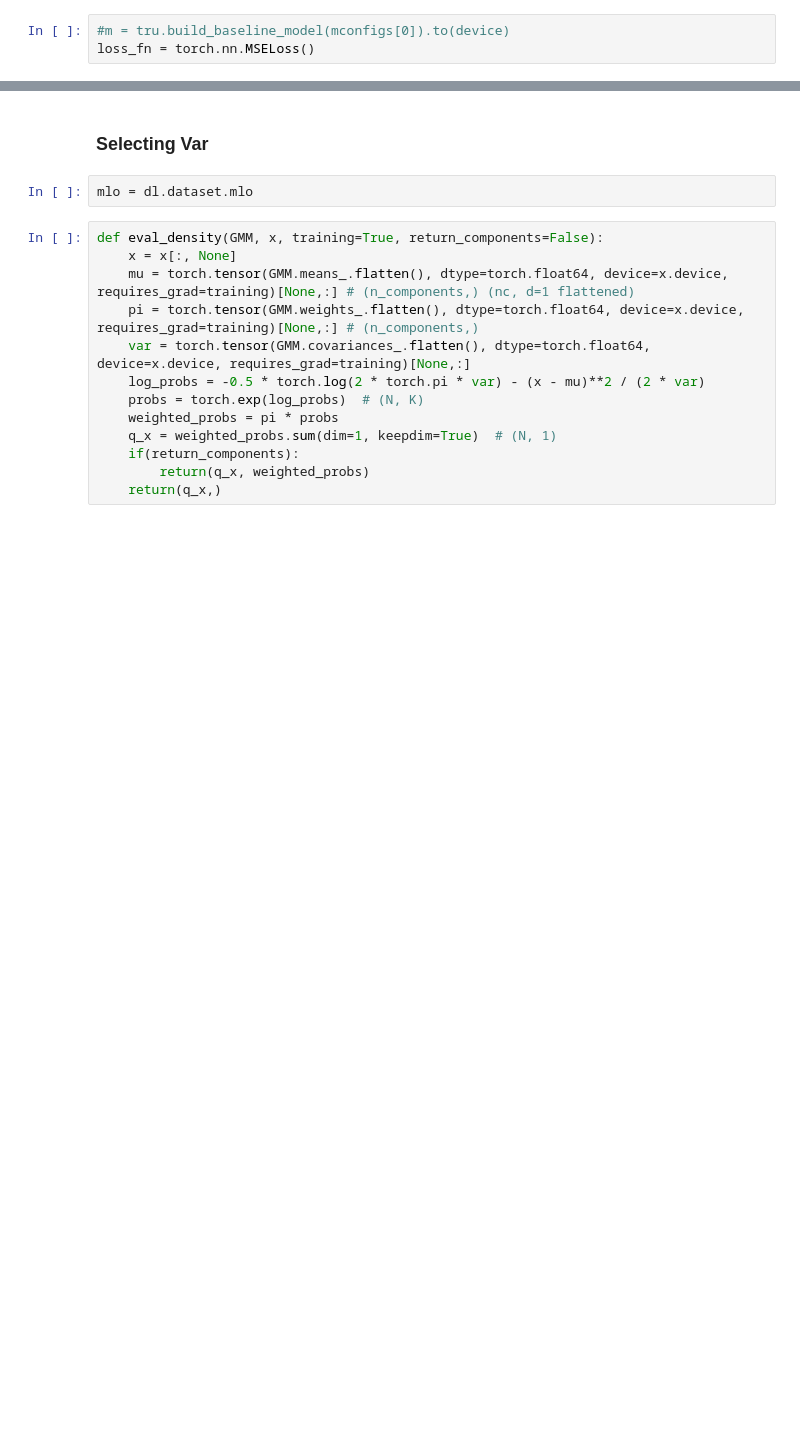
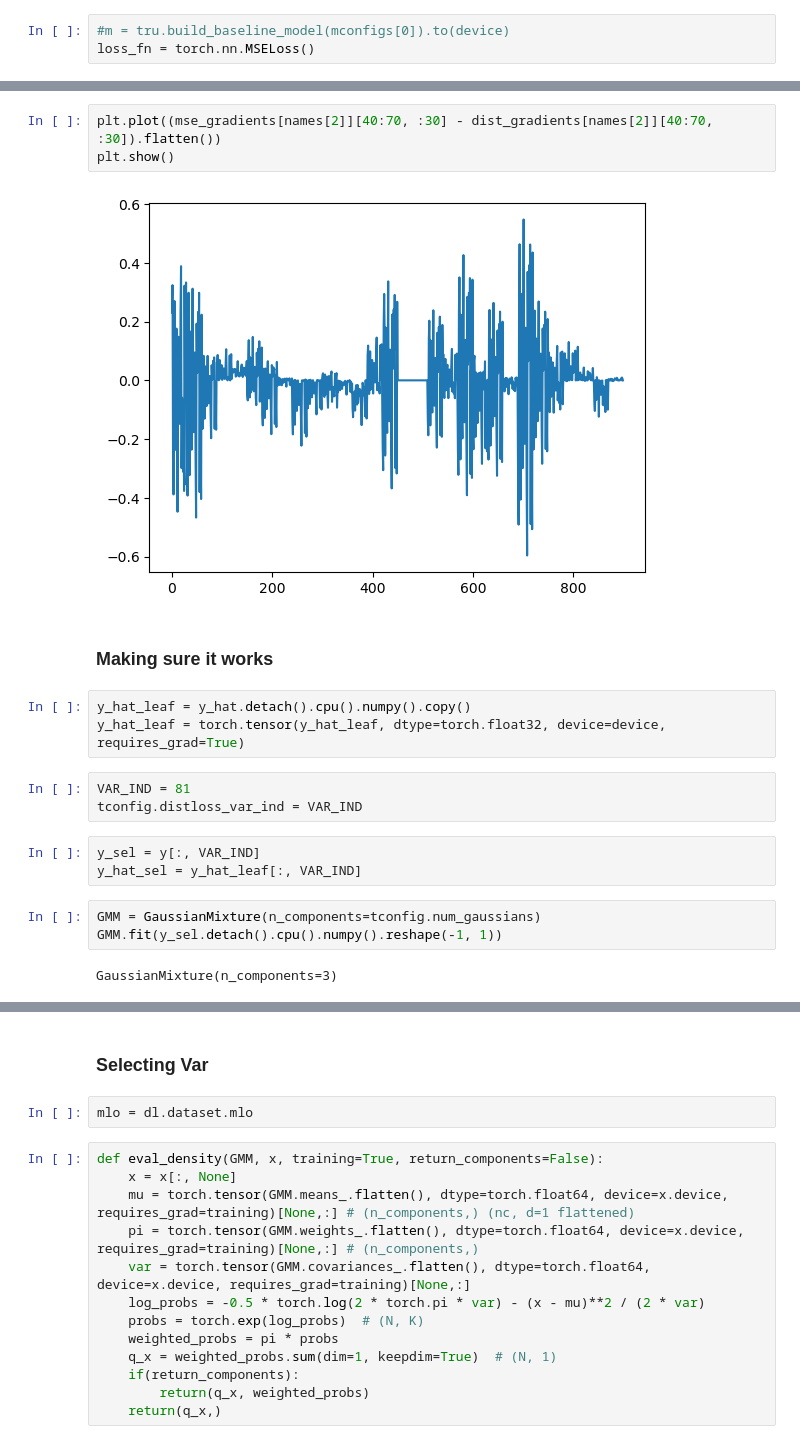
Before and after one commit to SammyAgrawal/diffusion-climsim, a Jupyter notebook: Notebooks/DiffTraining.ipynb, the cells around one changed output, grey strips where cells are left out. Saved outputs shown, nothing was run; the diff lists cells and outputs as text; blank space fills up the shorter version.

Commit message:
all distloss changes

```diff
--- a/Notebooks/DiffTraining.ipynb
+++ b/Notebooks/DiffTraining.ipynb
@@ -624,0 +787,21 @@ def get_loss_gradients(loss_fn, y, y_hat):
+# %%
+plt.plot((mse_gradients[names[2]][40:70, :30] - dist_gradients[names[2]][40:70, :30]).flatten())
+plt.show()
+# %% [output]
+[figure, added]
+# %% [markdown]
+### Making sure it works
+# %%
+y_hat_leaf = y_hat.detach().cpu().numpy().copy()
+y_hat_leaf = torch.tensor(y_hat_leaf, dtype=torch.float32, device=device, requires_grad=True)
+# %%
+VAR_IND = 81
+tconfig.distloss_var_ind = VAR_IND
+# %%
+y_sel = y[:, VAR_IND]
+y_hat_sel = y_hat_leaf[:, VAR_IND]
+# %%
+GMM = GaussianMixture(n_components=tconfig.num_gaussians)
+GMM.fit(y_sel.detach().cpu().numpy().reshape(-1, 1))
+# %% [output]
+GaussianMixture(n_components=3)
```
Also changed, not shown: parts of 77 cells of this notebook, 10 other files.
